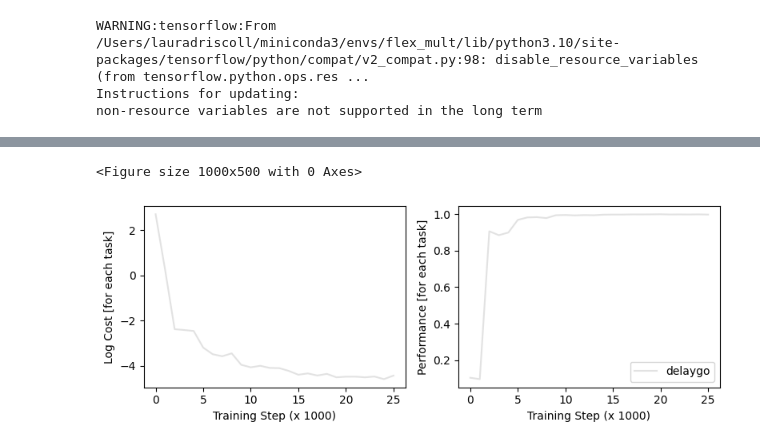
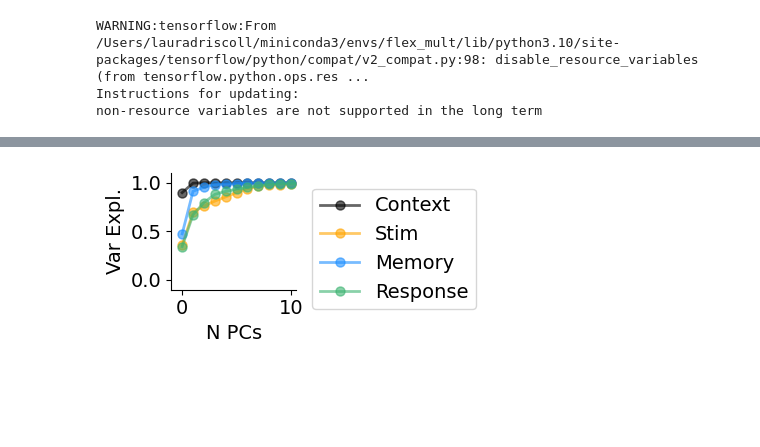
Before and after one commit to lauradriscoll/flexible_multitask, a Jupyter notebook: analysis/fig1/fig1_BGH.ipynb, the cells around one changed output, grey strips where cells are left out. Cells and saved outputs as stored; diff of their text form; code cells hidden in the pictures; blank space fills up the shorter version.

```diff
--- a/analysis/fig1/fig1_BGH.ipynb
+++ b/analysis/fig1/fig1_BGH.ipynb
@@ -137,59 +89,25 @@ plt.show()
 # %%
-# Create an empty list to store the data for all dimensions
+n_dims = plot_var_cumsum(var_test_sort, tick_labels, figpath)
+
+# Make csv file for figure
 data_to_save = []
-n_dims = 11
 
 for process_idx in range(len(var_test_sort)):
   # Extract data for the current process (all dimensions)
   process_data = np.cumsum(var_test_sort[process_idx, process_idx, :n_dims], axis=0)
 
   # Combine process label and data into a single list
   data_to_save.append([tick_labels[process_idx]] + process_data.tolist())
 
 # Open the CSV file for writing
 with open(os.path.join(figpath,'1b_right.csv'), 'w', newline='') as csvfile:
   writer = csv.writer(csvfile)
 
   # Write the header row with process labels and dimension labels (0 to n_dims-1)
   header_row = ["Process"] + [f"Dim {i}" for i in range(n_dims)]
   writer.writerow(header_row)
 
   # Write the data for each process
   writer.writerows(data_to_save)
+# %% [output]
+[figure, added]
-# %%
-fig = plt.figure(figsize=(10, 5))
-fname = os.path.join(m, 'log.json')
-
-with open(fname, 'r') as f:
-    log_all = json.load(f)
-
-# Create the figure and subplots
-fig, (ax1, ax2) = plt.subplots(1, 2, figsize=(8, 3))
-
-# Define a colormap
-cmap = plt.cm.get_cmap('Greys')
-
-# Plot cost and performance for each rule
-for i, rule in enumerate(rule_trains):
-    color = cmap(i+1 / (len(rule_trains) + 2))  # Normalize color index
-
-    ax1.plot(np.log(log_all['cost_'+rule]), '-', color=color, alpha=0.5, label=rule)
-    ax2.plot(log_all['perf_'+rule], '-', color=color, alpha=0.5, label=rule)
-
-# Set axis labels and title
-ax1.set_xlabel('Training Step (x 1000)')
-ax1.set_ylabel('Log Cost [for each task]')
-ax2.set_xlabel('Training Step (x 1000)')
-ax2.set_ylabel('Performance [for each task]')
-# fig.suptitle(file)  # Set a common title for both subplots
-
-
-# Add legend
-ax2.legend()
-
-# Show the plot
-plt.tight_layout()
-plt.show()
-# %% [output]
-<Figure size 1000x500 with 0 Axes>
-[figure, removed]
```
Also changed, not shown: parts of 8 cells of this notebook, 40 other files.
